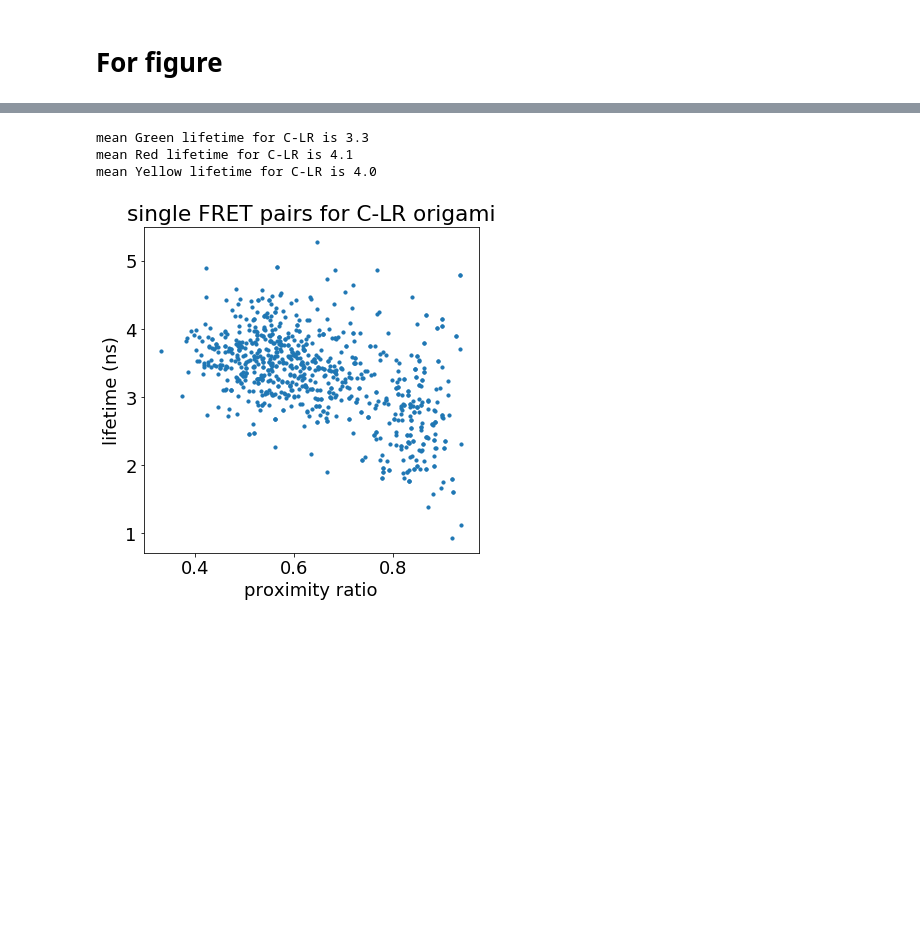
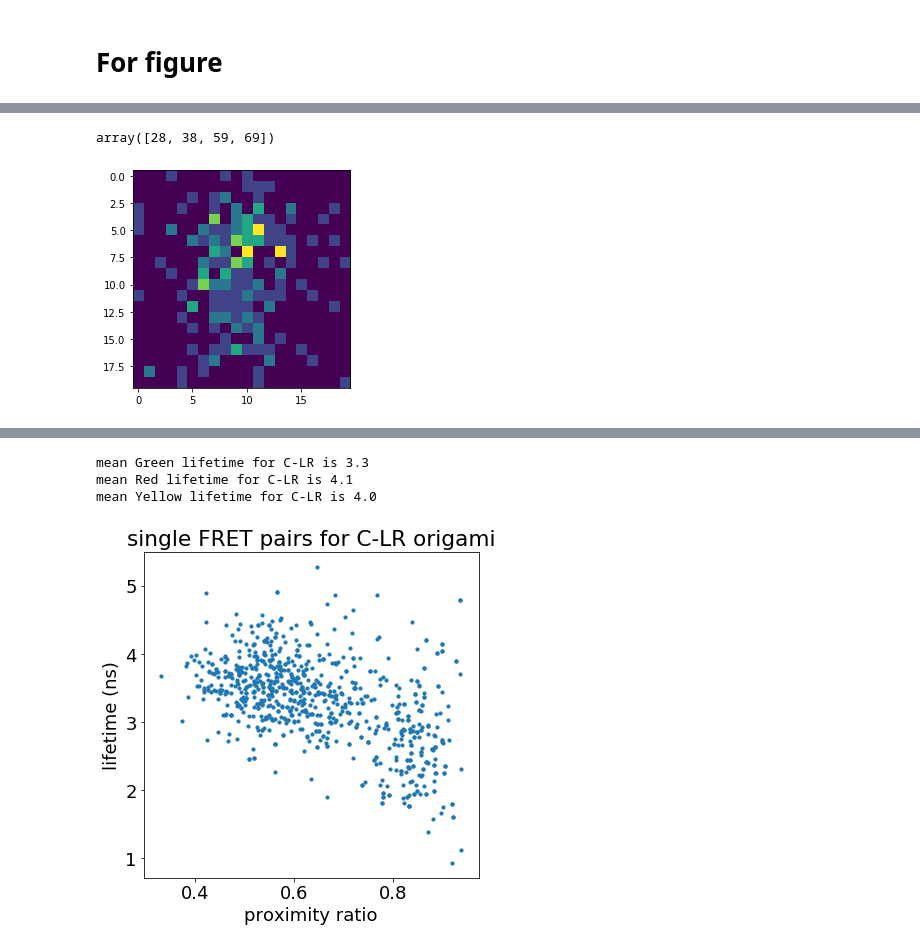
Before and after one commit to Fluorescence-Tools/Seidel, a Jupyter notebook: analysisNotebooks/2020Q1/20200121 C-LR merging datasets.ipynb, the cells around one changed output, grey strips where cells are left out. Saved outputs shown, nothing was run; the diff lists cells and outputs as text; code cells hidden in the pictures; blank space fills up the shorter version.

```diff
--- a/analysisNotebooks/2020Q1/20200121 C-LR merging datasets.ipynb
+++ b/analysisNotebooks/2020Q1/20200121 C-LR merging datasets.ipynb
@@ -50,10 +64,10 @@ not a .ptu file, skipping
 # %%
 resdir = r'N:\Singlem\singlem19-4\November\18_CLR_rois_NV\analysis'
-#infile = os.path.join(r'N:\Singlem\singlem19-4\November\18_CLR_rois_NV\analysis\CLR18Nov.spots')
-#CLR18Nov = df.loadpickle(infile)
-#outname = os.path.join(resdir, 'CLR18Nov_an.spots')
-#CLR18Nov_an = df.analyseLocLst(CLR18Nov, Ggate = 29, Rgate = 29, Ygate = 29,
-#                                        verbose = False, framestop = 20, outname = outname)
+infile = os.path.join(r'N:\Singlem\singlem19-4\November\18_CLR_rois_NV\analysis\CLR18Nov.spots')
+CLR18Nov = df.loadpickle(infile)
+outname = os.path.join(resdir, 'CLR18Nov_an.spots')
+CLR18Nov_an = df.analyseLocLst(CLR18Nov, Ggate = 29, Rgate = 29, Ygate = 29,
+                                        verbose = False, framestop = 20, outname = outname)
 outfile = os.path.join(resdir, 'CLR18Nov.pg4')
 CLR18Nov_stats = df.genStats(CLR18Nov_an, outfile = outfile)
 # %% [output]
@@ -92,11 +166,11 @@ not a .ptu file, skipping
 not a .ptu file, skipping
 # %%
 resdir = r'N:\Singlem\singlem20-1\January\16_CLR_overnight\analysis'
-#infile = os.path.join(r'N:\Singlem\singlem20-1\January\16_CLR_overnight\analysis\CLR16Jan.spots')
-#CLR16Jan = df.loadpickle(infile)
-#outname = os.path.join(resdir, 'CLR16Jan_an.spots')
-#CLR16Jan_an = df.analyseLocLst(CLR16Jan, Ggate = 29, Rgate = 29, Ygate = 29,
-#                                        verbose = False, framestop = 20, outname = outname)
+infile = os.path.join(r'N:\Singlem\singlem20-1\January\16_CLR_overnight\analysis\CLR16Jan.spots')
+CLR16Jan = df.loadpickle(infile)
+outname = os.path.join(resdir, 'CLR16Jan_an.spots')
+CLR16Jan_an = df.analyseLocLst(CLR16Jan, Ggate = 29, Rgate = 29, Ygate = 29,
+                                        verbose = False, framestop = 20, outname = outname)
 outfile = os.path.join(resdir, 'CLR16Jan.pg4')
 CLR16Jan_stats = df.genStats(CLR16Jan_an, outfile = outfile)
 # %% [output]
@@ -267,3 +388,10 @@ plt.show()
+# %%
+ROI = [30, 43, 50, 63]
+plt.imshow(df.aid.crop(cherryloc['G'].bitmap, ROI))
+cherryloc['G'].spotLst[0].getROI()
+# %% [output]
+array([28, 38, 59, 69])
+[figure, added]
 # %%
 outdir = r'K:\vanderVoortN\papers\STED-FRET\figOrigami'
 filterFRETCLR18Nov = df.selectSpotOccurence(FRETCLR18Nov, [2], [2])
```
Also changed, not shown: parts of 51 cells of this notebook, 54 other files.
